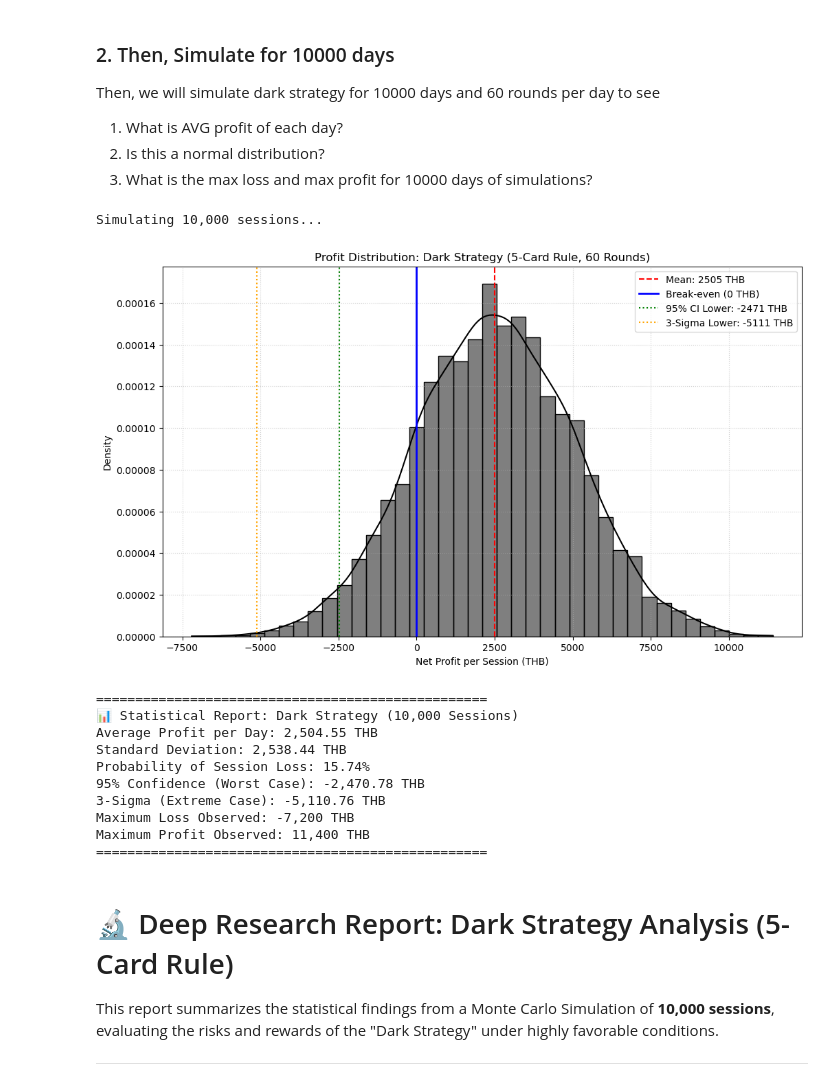
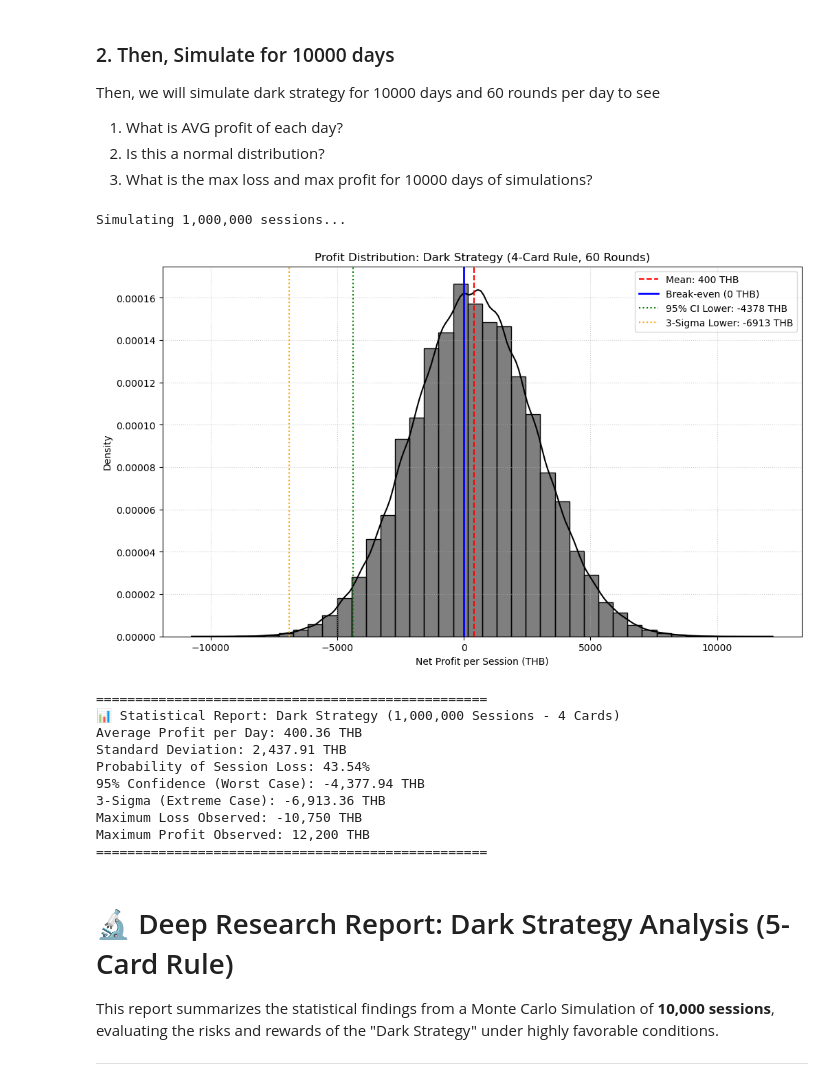
Before and after one commit to ssirawiitch/TeeTaek_card, a Jupyter notebook: dark_strategy/Dark_ver1.ipynb, the cells around one changed output. Saved outputs shown, nothing was run; the diff lists cells and outputs as text; code cells hidden in the pictures.

Commit message:
try simulate 4 cards and 1 million of days of simulations

```diff
--- a/dark_strategy/Dark_ver1.ipynb
+++ b/dark_strategy/Dark_ver1.ipynb
@@ -51,7 +51,7 @@ BUY_IN = 200
 USER_BET = 500
 DARK_LOSS = 250
 LIGHT_LOSS = 500
-HAND_SIZE = 5      # 5 Cards Rule
+HAND_SIZE = 4
 
 def is_win(hand, center):
     c_rank, c_suit = center
@@ -80,6 +80,11 @@ def run_deep_research():
         hands = [deck[1 + i*HAND_SIZE : 1 + (i+1)*HAND_SIZE] for i in range(NUM_PLAYERS)]
 
         for i in range(NUM_PLAYERS):
+            if pot <= 0:
+                refills += 1
+                balances -= BUY_IN
+                pot += NUM_PLAYERS * BUY_IN
+
             hand, won = hands[i], is_win(hands[i], center)
             if i < 3: # Strategic Light (P1-3)
                 if len({c[1] for c in hand if c[0] >= 10}) >= 3:
@@ -91,10 +96,6 @@ def run_deep_research():
                 if won: balances[i] += USER_BET; pot -= USER_BET; win_counts[i] += 1
                 else: balances[i] -= DARK_LOSS; pot += DARK_LOSS
 
-        if pot <= 0:
-            refills += 1
-            balances -= BUY_IN
-            pot = NUM_PLAYERS * BUY_IN
         history.append(balances.copy())
 
     return np.array(history), refills, play_counts, win_counts
@@ -112,8 +113,11 @@ plt.figure(figsize=(12, 6))
 colors = ['#FF9900', '#FFCC00', '#FFFF00', '#333333', '#666666', '#999999']
 for i in range(NUM_PLAYERS):
     plt.plot(history_data[:, i], label=f"P{i+1} ({'Light' if i<3 else 'Dark'})", color=colors[i], linewidth=2)
-plt.title('Deep Research: 5-Card Rule Strategy Comparison')
-plt.xlabel('Round'), plt.ylabel('Profit (THB)'), plt.legend(), plt.grid(True)
+plt.title('Deep Research: 4-Card Rule Strategy Comparison')
+plt.xlabel('Round')
+plt.ylabel('Profit (THB)')
+plt.legend()
+plt.grid(True)
 plt.show()
 # %% [output]
 --- 5-Hour Session Summary (60 Rounds) ---
@@ -140,14 +144,14 @@ import matplotlib.pyplot as plt
 import seaborn as sns
 from scipy import stats
 
-ITERATIONS = 10000        # 10000 days of simulation
-ROUNDS_PER_SESSION = 60   # 5hours (60 rounds)
+ITERATIONS = 1000000       # 100000 days of simulation
+ROUNDS_PER_SESSION = 60   # 5 hours (60 rounds)
 NUM_PLAYERS = 6
 BUY_IN = 200
 USER_BET = 500
 DARK_LOSS = 250
 LIGHT_LOSS = 500
-HAND_SIZE = 5             # play 5 cards per round
+HAND_SIZE = 4
 
 def is_win(hand, center):
     c_rank, c_suit = center
@@ -160,7 +164,7 @@ def is_win(hand, center):
 
 def run_session():
     deck_base = [(r, s) for r in range(2, 15) for s in ['C', 'D', 'H', 'S']]
-    # 200 Baht nut-in
+    # 200 Baht buy-in
     balances = np.zeros(NUM_PLAYERS) - BUY_IN
     pot = NUM_PLAYERS * BUY_IN
 
@@ -171,6 +175,10 @@ def run_session():
         hands = [deck[1 + i*HAND_SIZE : 1 + (i+1)*HAND_SIZE] for i in range(NUM_PLAYERS)]
 
         for i in range(NUM_PLAYERS):
+            if pot <= 0:
+                balances -= BUY_IN
+                pot += NUM_PLAYERS * BUY_IN
+
             hand = hands[i]
             won = is_win(hand, center)
 
@@ -191,63 +199,57 @@ def run_session():
                     balances[i] -= DARK_LOSS
                     pot += DARK_LOSS
 
-        if pot <= 0:
-            balances -= BUY_IN
-            pot = NUM_PLAYERS * BUY_IN
-
     return balances
 
 print(f"Simulating {ITERATIONS:,} sessions...")
 all_results = [run_session() for _ in range(ITERATIONS)]
 df_results = pd.DataFrame(all_results, columns=[f"P{i+1}" for i in range(6)])
 
-# only analyze Dark Strategy (P4)
 dark_data = df_results['P4']
 mean_v = dark_data.mean()
 std_v = dark_data.std()
 prob_loss = (dark_data < 0).mean() * 100
 
-# Calculate statistical thresholds
 ci_95_lower = mean_v - 1.96 * std_v
 sigma_3_lower = mean_v - 3 * std_v
 
 plt.figure(figsize=(12, 7))
 sns.histplot(dark_data, kde=True, color='black', bins=40, stat="density")
 
 plt.axvline(mean_v, color='red', linestyle='--', label=f'Mean: {mean_v:.0f} THB')
 plt.axvline(0, color='blue', linewidth=2, label='Break-even (0 THB)')
 plt.axvline(ci_95_lower, color='green', linestyle=':', label=f'95% CI Lower: {ci_95_lower:.0f} THB')
 plt.axvline(sigma_3_lower, color='orange', linestyle=':', label=f'3-Sigma Lower: {sigma_3_lower:.0f} THB')
 
-plt.title('Profit Distribution: Dark Strategy (5-Card Rule, 60 Rounds)')
+plt.title('Profit Distribution: Dark Strategy (4-Card Rule, 60 Rounds)')
 plt.xlabel('Net Profit per Session (THB)')
 plt.ylabel('Density')
 plt.legend()
 plt.grid(True, linestyle=':', alpha=0.6)
 plt.show()
 
 print(f"\n" + "="*50)
-print(f"📊 Statistical Report: Dark Strategy (10,000 Sessions)")
+print(f"📊 Statistical Report: Dark Strategy ({ITERATIONS:,} Sessions - 4 Cards)")
 print(f"Average Profit per Day: {mean_v:,.2f} THB")
 print(f"Standard Deviation: {std_v:,.2f} THB")
 print(f"Probability of Session Loss: {prob_loss:.2f}%")
 print(f"95% Confidence (Worst Case): {ci_95_lower:,.2f} THB")
 print(f"3-Sigma (Extreme Case): {sigma_3_lower:,.2f} THB")
 print(f"Maximum Loss Observed: {dark_data.min():,.0f} THB")
 print(f"Maximum Profit Observed: {dark_data.max():,.0f} THB")
 print("="*50)
 # %% [output]
-Simulating 10,000 sessions...
+Simulating 1,000,000 sessions...
-[figure, old version]
+[figure, new version]
 ==================================================
-📊 Statistical Report: Dark Strategy (10,000 Sessions)
-Average Profit per Day: 2,504.55 THB
-Standard Deviation: 2,538.44 THB
-Probability of Session Loss: 15.74%
-95% Confidence (Worst Case): -2,470.78 THB
-3-Sigma (Extreme Case): -5,110.76 THB
-Maximum Loss Observed: -7,200 THB
-Maximum Profit Observed: 11,400 THB
+📊 Statistical Report: Dark Strategy (1,000,000 Sessions - 4 Cards)
+Average Profit per Day: 400.36 THB
+Standard Deviation: 2,437.91 THB
+Probability of Session Loss: 43.54%
+95% Confidence (Worst Case): -4,377.94 THB
+3-Sigma (Extreme Case): -6,913.36 THB
+Maximum Loss Observed: -10,750 THB
+Maximum Profit Observed: 12,200 THB
 ==================================================
 # %% [markdown]
 # 🔬 Deep Research Report: Dark Strategy Analysis (5-Card Rule)
```
Also changed, not shown: parts of 1 cell of this notebook.
